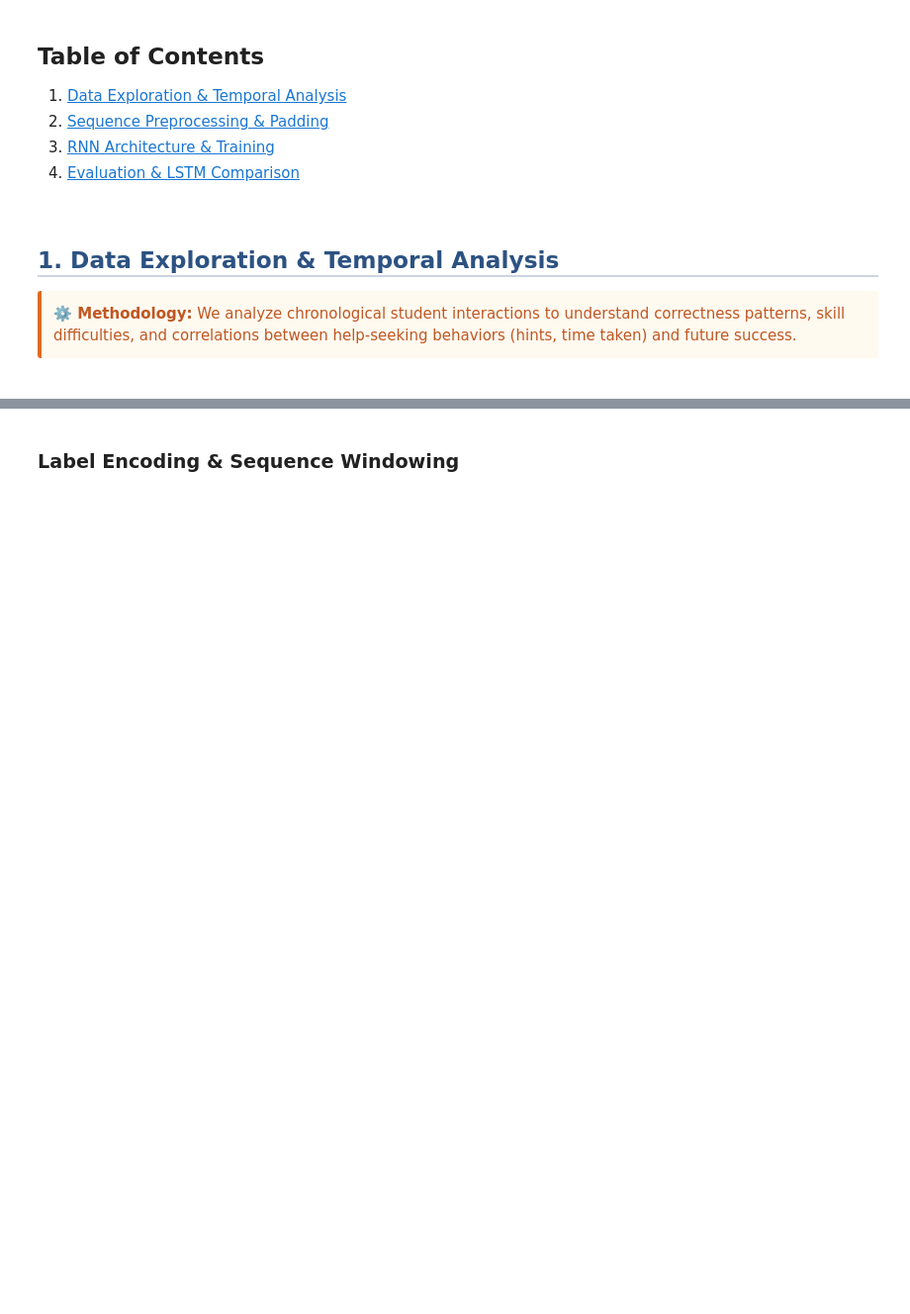
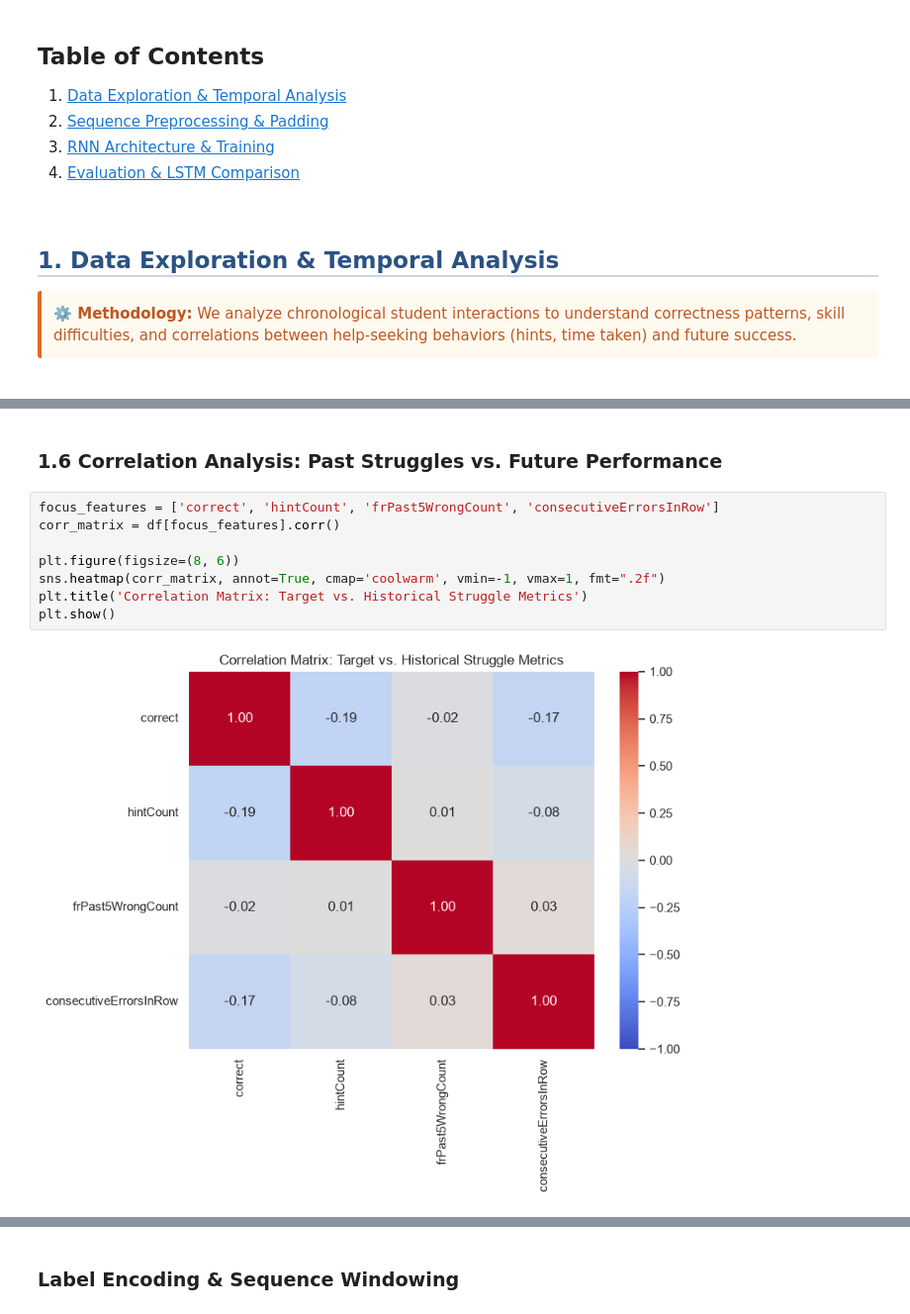
Before and after one commit to Parsa-Saeednia/UT-DataScience-Spring2026, a Jupyter notebook: Assignments/CA4/03_RNN_LSTM_Knowledge_Tracing.ipynb, the cells around one changed output, grey strips where cells are left out. Shown at 99% size. Drawn from its saved outputs; the diff is of its cells as text; blank space fills up the shorter version.

```diff
--- a/Assignments/CA4/03_RNN_LSTM_Knowledge_Tracing.ipynb
+++ b/Assignments/CA4/03_RNN_LSTM_Knowledge_Tracing.ipynb
@@ -38,0 +149,12 @@
+# %% [markdown]
+### 1.6 Correlation Analysis: Past Struggles vs. Future Performance
+# %%
+focus_features = ['correct', 'hintCount', 'frPast5WrongCount', 'consecutiveErrorsInRow']
+corr_matrix = df[focus_features].corr()
+
+plt.figure(figsize=(8, 6))
+sns.heatmap(corr_matrix, annot=True, cmap='coolwarm', vmin=-1, vmax=1, fmt=".2f")
+plt.title('Correlation Matrix: Target vs. Historical Struggle Metrics')
+plt.show()
+# %% [output]
+[figure, added]
```
Also changed, not shown: parts of 22 cells of this notebook.
